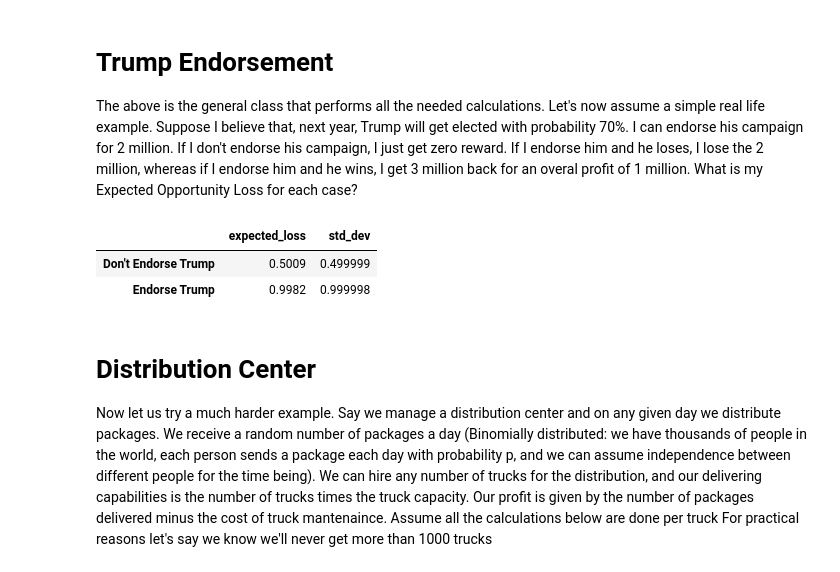
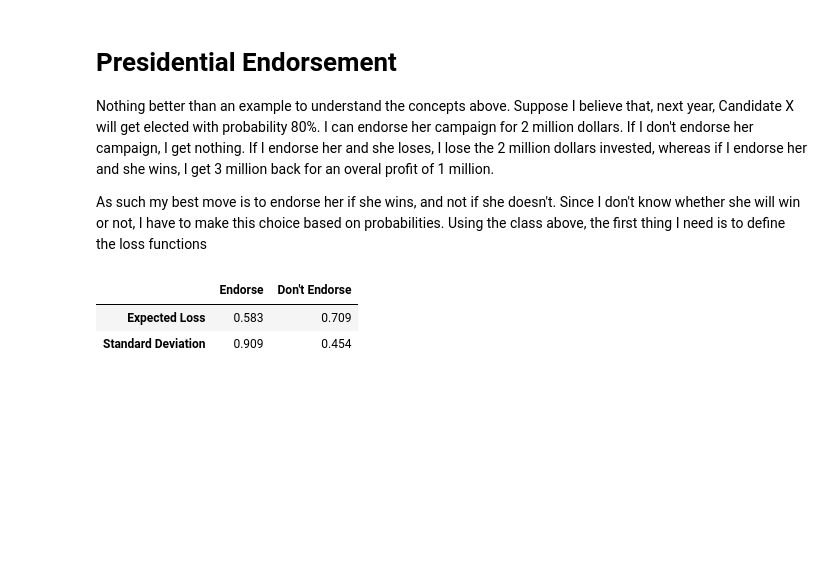
Before and after one commit to migueltorrescosta/notebooks, a Jupyter notebook: ExpectedOpportunityLoss.ipynb, the cells around one changed output. Drawn from its saved outputs; the diff is of its cells as text; code cells hidden in the pictures; blank space fills up the shorter version.

```diff
--- a/ExpectedOpportunityLoss.ipynb
+++ b/ExpectedOpportunityLoss.ipynb
@@ -52,3 +86,6 @@ class ExpectedOpportunityLoss:
 # %% [markdown]
-# Trump Endorsement
-The above is the general class that performs all the needed calculations. Let's now assume a simple real life example. Suppose I believe that, next year, Trump will get elected with probability 70%. I can endorse his campaign for 2 million. If I don't endorse his campaign, I just get zero reward. If I endorse him and he loses, I lose the 2 million, whereas if I endorse him and he wins, I get 3 million back for an overal profit of 1 million. What is my Expected Opportunity Loss for each case?
+# Presidential Endorsement
+
+Nothing better than an example to understand the concepts above. Suppose I believe that, next year, Candidate X will get elected with probability 80%. I can endorse her campaign for 2 million dollars. If I don't endorse her campaign, I get nothing. If I endorse her and she loses, I lose the 2 million dollars invested, whereas if I endorse her and she wins, I get 3 million back for an overal profit of 1 million.
+
+As such my best move is to endorse her if she wins, and not if she doesn't. Since I don't know whether she will win or not, I have to make this choice based on probabilities. Using the class above, the first thing I need is to define the loss functions
@@ -55,29 +98,17 @@ The above is the general class that performs all the needed calculations. Let's
 # %%
-def reward_if_endorse_trump(obs):
-    if obs["TrumpWin"]==1:
-        return 1 # Get 1 million overall if Trump wins
-    else:
-        return -2 # Lose 2 million if Trump loses
-
-TrumpEOLAnalysis = ExpectedOpportunityLoss(
+endorsement_analysis = ExpectedOpportunityLoss(
     reward_functions = {
-        "Endorse Trump": reward_if_endorse_trump,
-        "Don't Endorse Trump": lambda obs: 0 # Known profit of 0 if no endorsment happens
+        "Endorse": reward_if_endorse,
+        "Don't Endorse": lambda obs: 0 # Known profit of 0 if no endorsment happens
     },
     random_inputs = {
-        "TrumpWin": lambda n: np.random.binomial(size=n, n=1, p= 0.5)
+        "Elected": lambda n: np.random.binomial(size=n, n=1, p= 0.7)
     }
 )
-
-TrumpEOLAnalysis.add_data_points(10000)
-TrumpEOLAnalysis.generate_metrics()
-# %% [output]
-|  | expected_loss | std_dev |
-| Don't Endorse Trump | 0.5009 | 0.499999 |
-| Endorse Trump | 0.9982 | 0.999998 |
-# %% [markdown]
-# Distribution Center
-Now let us try a much harder example. Say we manage a distribution center and on any given day we distribute packages. We receive a random number of packages a day (Binomially distributed: we have thousands of people in the world, each person sends a package each day with probability p, and we can assume independence between different people for the time being).
-We can hire any number of trucks for the distribution, and our delivering capabilities is the number of trucks times the truck capacity.
-Our profit is given by the number of packages delivered minus the cost of truck mantenaince. Assume all the calculations below are done per truck
-For practical reasons let's say we know we'll never get more than 1000 trucks
+# %%
+endorsement_analysis.add_data_points(10000)
+endorsement_analysis.generate_metrics()
+# %% [output]
+|  | Endorse | Don't Endorse |
+| Expected Loss | 0.583 | 0.709 |
+| Standard Deviation | 0.909 | 0.454 |
```
Also changed, not shown: parts of 14 cells of this notebook.
